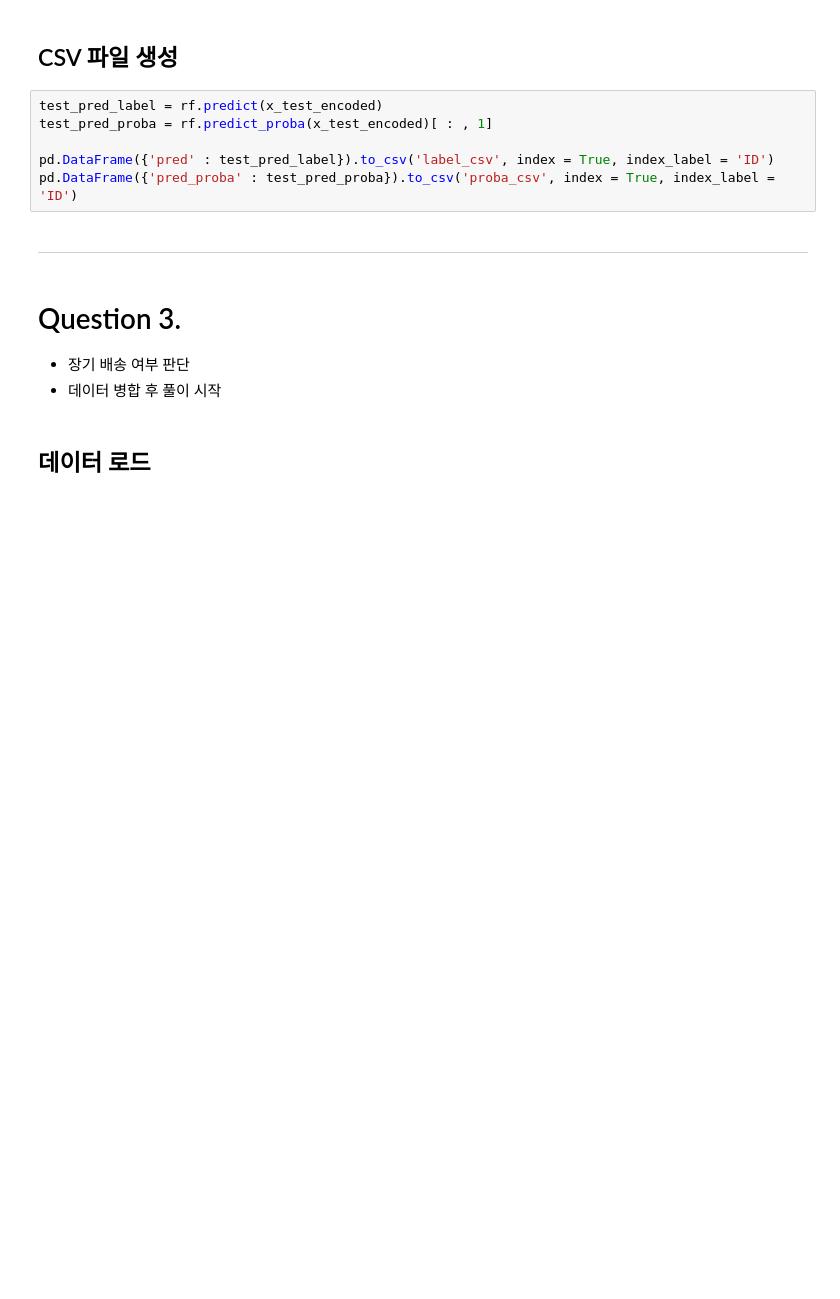
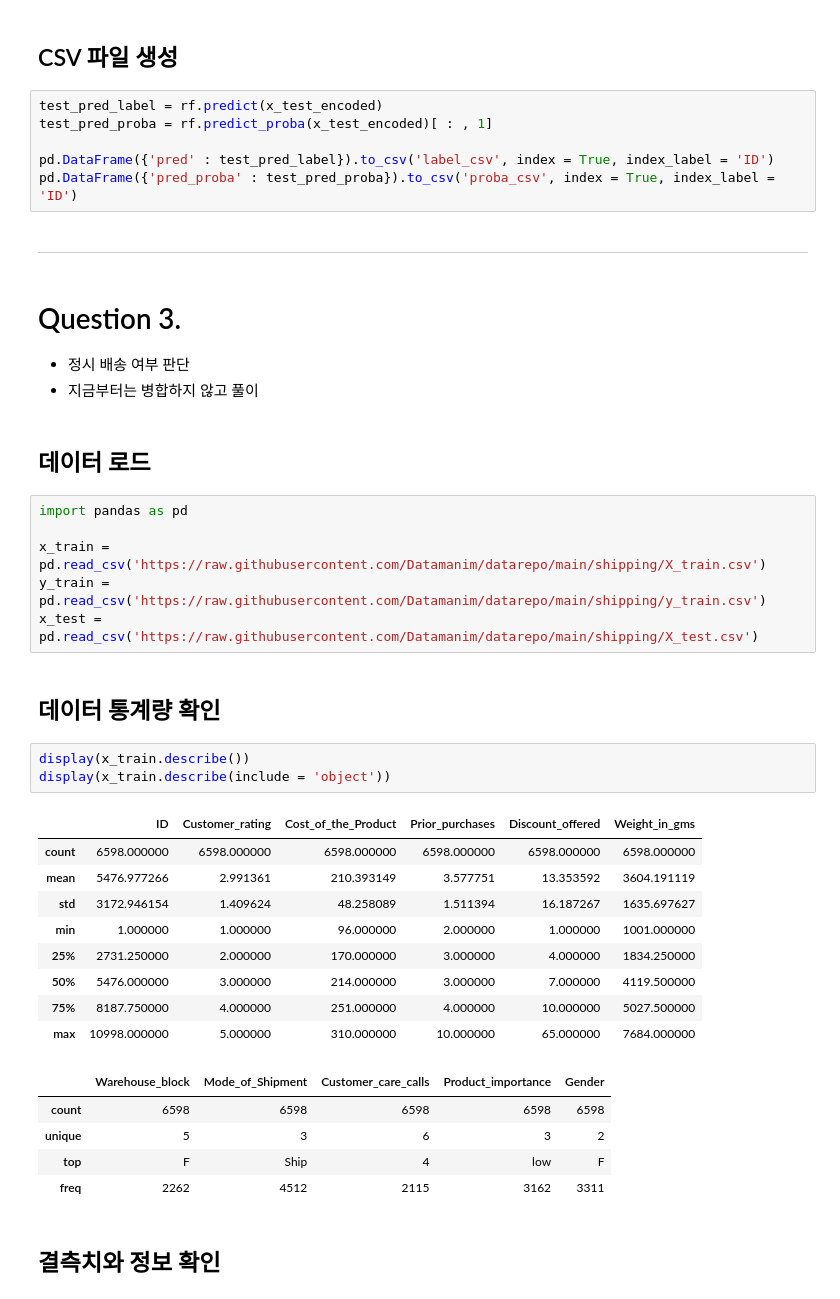
Before and after one commit to LWH4Data/Certifications, a Jupyter notebook: 빅분기/02_작접 2유형/sol.ipynb, the cells around one changed output. Cells and saved outputs as stored; diff of their text form; blank space fills up the shorter version.

```diff
--- a/빅분기/02_작접 2유형/sol.ipynb
+++ b/빅분기/02_작접 2유형/sol.ipynb
@@ -400,7 +400,35 @@ pd.DataFrame({'pred_proba' : test_pred_proba}).to_csv('proba_csv', index = True,
 ---
 # %% [markdown]
 # Question 3.
-- 장기 배송 여부 판단
-- 데이터 병합 후 풀이 시작
+- 정시 배송 여부 판단
+- 지금부터는 병합하지 않고 풀이
 # %% [markdown]
 ## 데이터 로드
+# %%
+import pandas as pd
+
+x_train = pd.read_csv('https://raw.githubusercontent.com/Datamanim/datarepo/main/shipping/X_train.csv')
+y_train = pd.read_csv('https://raw.githubusercontent.com/Datamanim/datarepo/main/shipping/y_train.csv')
+x_test = pd.read_csv('https://raw.githubusercontent.com/Datamanim/datarepo/main/shipping/X_test.csv')
+# %% [markdown]
+## 데이터 통계량 확인
+# %%
+display(x_train.describe())
+display(x_train.describe(include = 'object'))
+# %% [output]
+|  | ID | Customer_rating | Cost_of_the_Product | Prior_purchases | Discount_offered | Weight_in_gms |
+| count | 6598.000000 | 6598.000000 | 6598.000000 | 6598.000000 | 6598.000000 | 6598.000000 |
+| mean | 5476.977266 | 2.991361 | 210.393149 | 3.577751 | 13.353592 | 3604.191119 |
+| std | 3172.946154 | 1.409624 | 48.258089 | 1.511394 | 16.187267 | 1635.697627 |
+| min | 1.000000 | 1.000000 | 96.000000 | 2.000000 | 1.000000 | 1001.000000 |
+| 25% | 2731.250000 | 2.000000 | 170.000000 | 3.000000 | 4.000000 | 1834.250000 |
+| 50% | 5476.000000 | 3.000000 | 214.000000 | 3.000000 | 7.000000 | 4119.500000 |
+| 75% | 8187.750000 | 4.000000 | 251.000000 | 4.000000 | 10.000000 | 5027.500000 |
+| max | 10998.000000 | 5.000000 | 310.000000 | 10.000000 | 65.000000 | 7684.000000 |
+|  | Warehouse_block | Mode_of_Shipment | Customer_care_calls | Product_importance | Gender |
+| count | 6598 | 6598 | 6598 | 6598 | 6598 |
+| unique | 5 | 3 | 6 | 3 | 2 |
+| top | F | Ship | 4 | low | F |
+| freq | 2262 | 4512 | 2115 | 3162 | 3311 |
+# %% [markdown]
+## 결측치와 정보 확인
```
Also changed, not shown: parts of 3 cells of this notebook.
